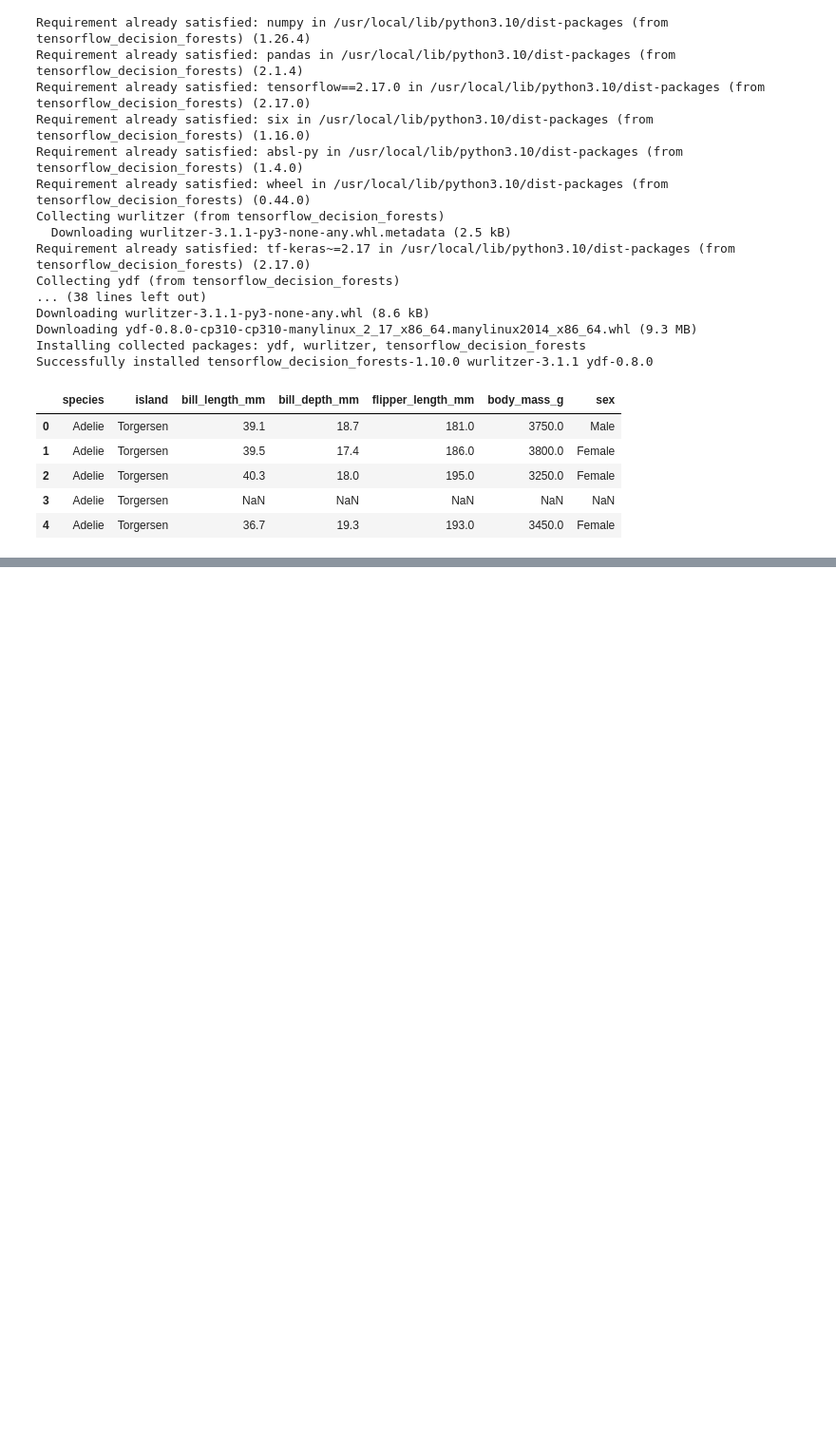
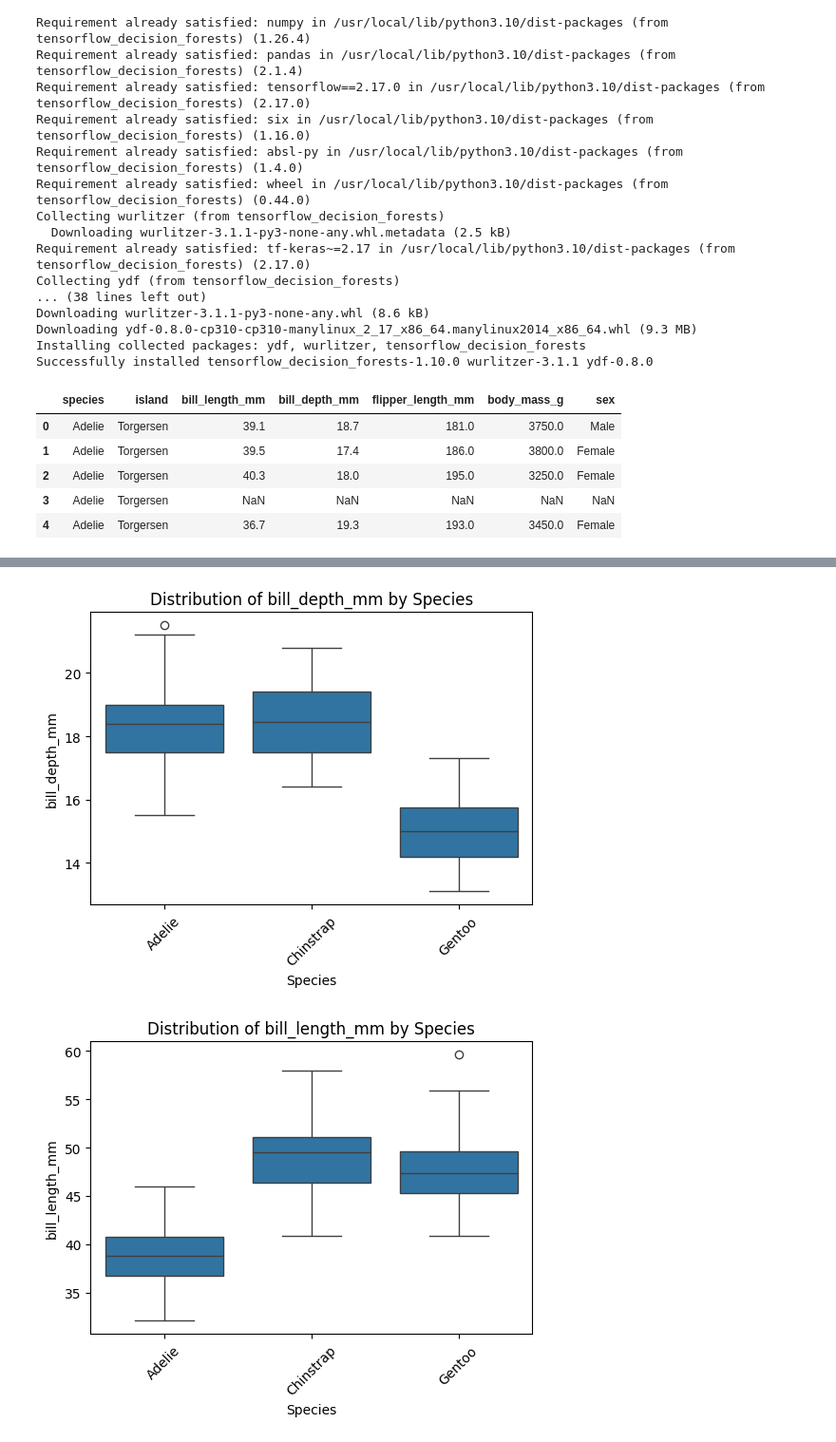
Before and after one commit to valeriaciampa/project.data, a Jupyter notebook: Tensorflow2_prjct.ipynb, the cells around one changed output, grey strips where cells are left out. Shown at 95% size. Saved outputs shown, nothing was run; the diff lists cells and outputs as text; code cells hidden in the pictures; blank space fills up the shorter version.

```diff
--- a/Tensorflow2_prjct.ipynb
+++ b/Tensorflow2_prjct.ipynb
@@ -54,0 +101,14 @@ data.head()
+# %%
+numeric_features = data.select_dtypes(include=['float64','int']).columns.difference(['species'])
+# %%
+for feature in numeric_features:
+  plt.figure(figsize=(6,4))
+  sns.boxplot(x='species', y=feature, data=data)
+  plt.title(f'Distribution of {feature} by Species')
+  plt.xlabel('Species')
+  plt.ylabel(feature)
+  plt.xticks(rotation=45)
+  plt.show()
+# %% [output]
+[figure, added]
+[figure, added]
```
Also changed, not shown: parts of 15 cells of this notebook.
